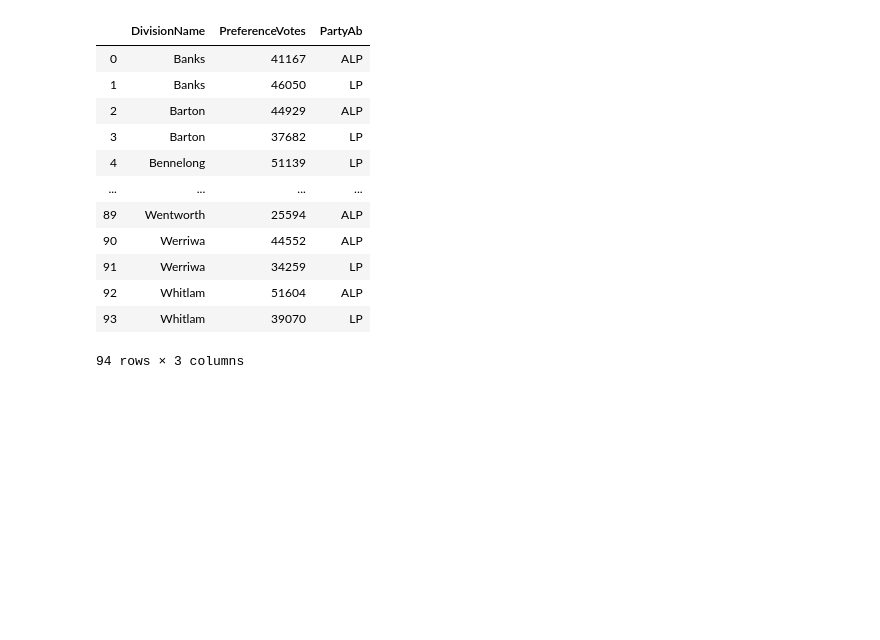
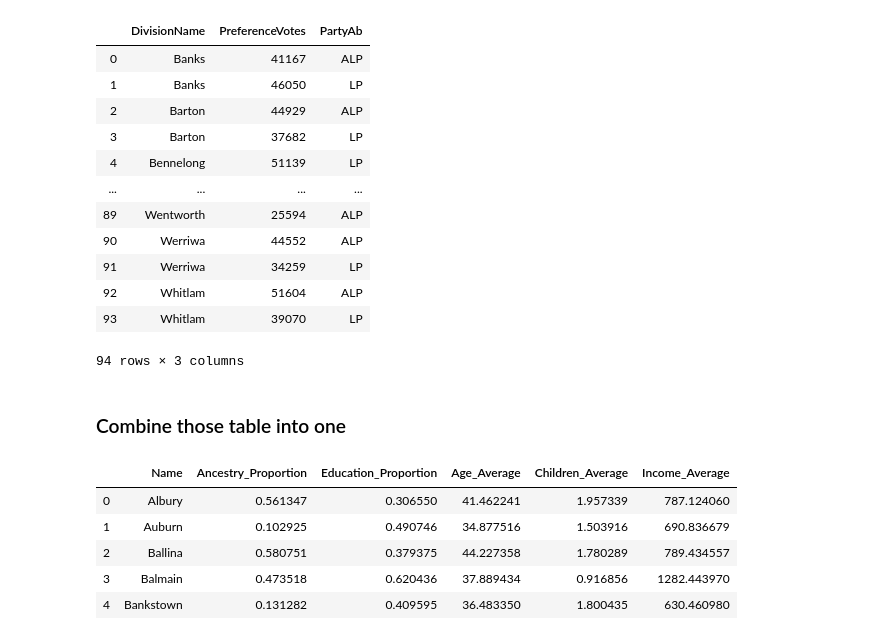
Before and after one commit to garyliu427/data-science-project-2019, a Jupyter notebook: Group Assignment Working notebook.ipynb, the cells around one changed output. Drawn from its saved outputs; the diff is of its cells as text; code cells hidden in the pictures; blank space fills up the shorter version.

```diff
--- a/Group Assignment Working notebook.ipynb
+++ b/Group Assignment Working notebook.ipynb
@@ -260,3 +260,26 @@ Result
 Result = Result.groupby('DivisionName', as_index=False).agg({"PreferenceVotes": "max"})
 # %%
 Result.to_csv('Clean Data/CleanResult.csv')
+# %% [markdown]
+### Combine those table into one
+# %%
+dfs = [Ancestry, Education, Age, Children, Income]
+# %%
+from functools import reduce
+df_final = reduce(lambda left,right: pd.merge(left,right,on='Name'), dfs)
+# %%
+df_final.rename(columns={'Proportion_x':'Ancestry_Proportion',
+                          'Proportion_y':'Education_Proportion',
+                          'Average_x':'Age_Average',
+                          'Average_y':'Children_Average',
+                          'Average':'Income_Average'},
+                 inplace=True)
+# %%
+df_final.head()
+# %% [output]
+|  | Name | Ancestry_Proportion | Education_Proportion | Age_Average | Children_Average | Income_Average |
+| 0 | Albury | 0.561347 | 0.306550 | 41.462241 | 1.957339 | 787.124060 |
+| 1 | Auburn | 0.102925 | 0.490746 | 34.877516 | 1.503916 | 690.836679 |
+| 2 | Ballina | 0.580751 | 0.379375 | 44.227358 | 1.780289 | 789.434557 |
+| 3 | Balmain | 0.473518 | 0.620436 | 37.889434 | 0.916856 | 1282.443970 |
+| 4 | Bankstown | 0.131282 | 0.409595 | 36.483350 | 1.800435 | 630.460980 |
```
Also changed, not shown: parts of 2 cells of this notebook.
